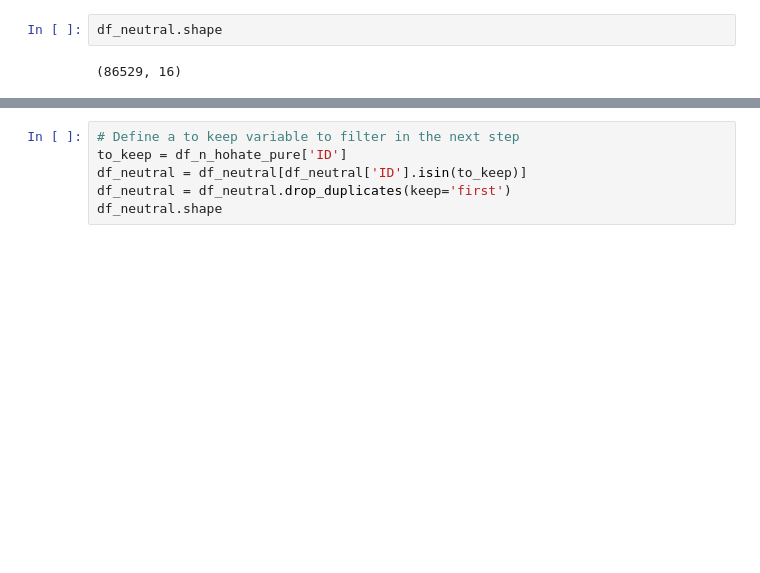
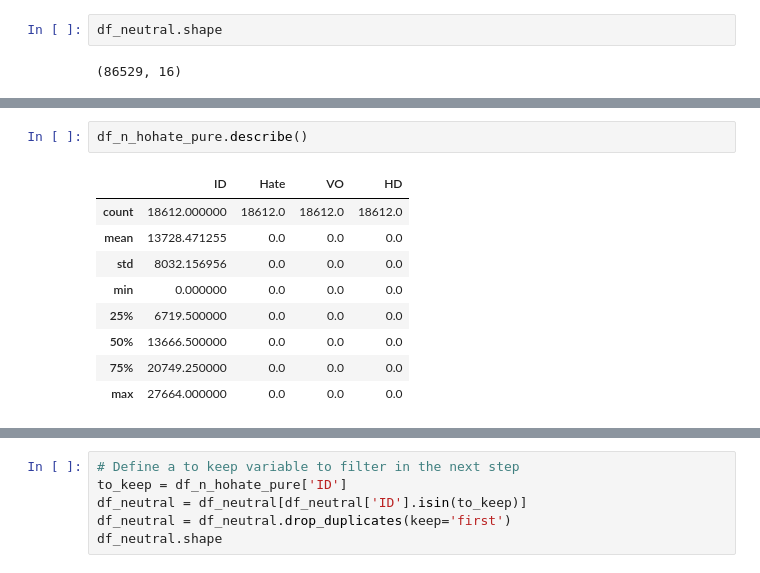
Before and after one commit to uadR1/nlphatespeech, a Jupyter notebook: Aras/Collect_Data/collectalldata.ipynb, the cells around one changed output, grey strips where cells are left out. Cells and saved outputs as stored; diff of their text form; blank space fills up the shorter version.

```diff
--- a/Aras/Collect_Data/collectalldata.ipynb
+++ b/Aras/Collect_Data/collectalldata.ipynb
@@ -203,0 +204,12 @@ df_n_hohate_pure.shape
+# %%
+df_n_hohate_pure.describe()
+# %% [output]
+|  | ID | Hate | VO | HD |
+| count | 18612.000000 | 18612.0 | 18612.0 | 18612.0 |
+| mean | 13728.471255 | 0.0 | 0.0 | 0.0 |
+| std | 8032.156956 | 0.0 | 0.0 | 0.0 |
+| min | 0.000000 | 0.0 | 0.0 | 0.0 |
+| 25% | 6719.500000 | 0.0 | 0.0 | 0.0 |
+| 50% | 13666.500000 | 0.0 | 0.0 | 0.0 |
+| 75% | 20749.250000 | 0.0 | 0.0 | 0.0 |
+| max | 27664.000000 | 0.0 | 0.0 | 0.0 |
```
Also changed, not shown: parts of 5 cells of this notebook, 1 other file.
